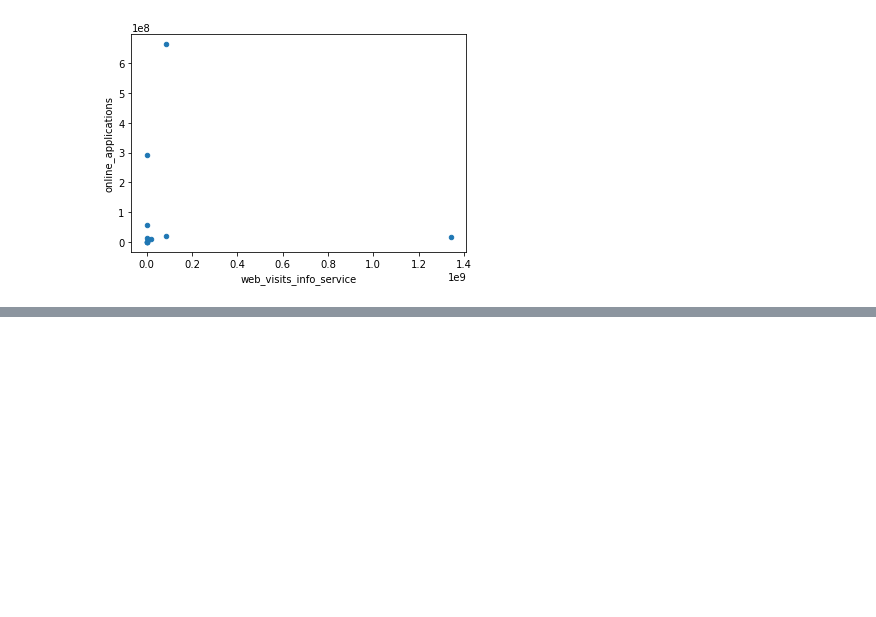
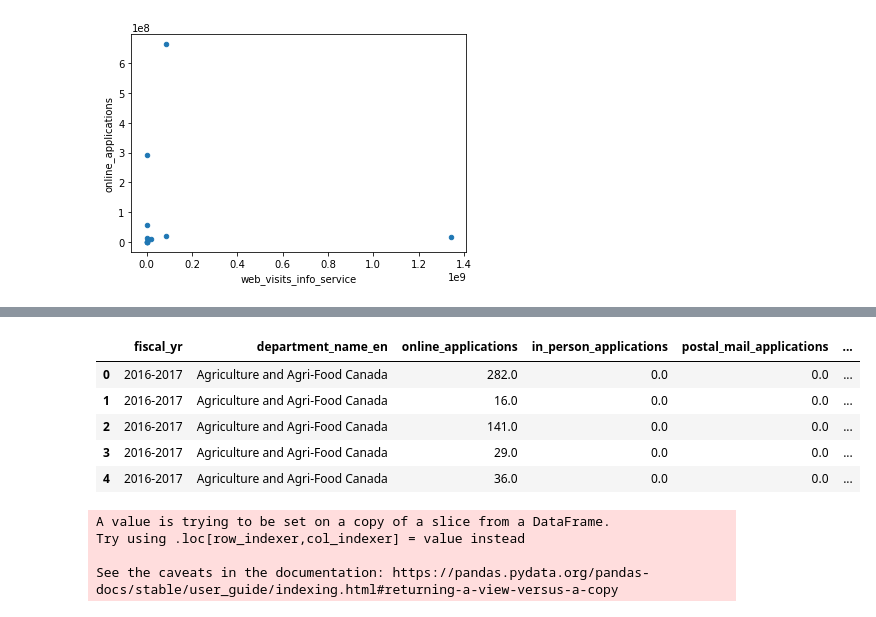
Before and after one commit to d-ta/GC-Service-Inventory-EDA, a Jupyter notebook: GC Service Inventory_DJ.ipynb, the cells around one changed output, grey strips where cells are left out. Saved outputs shown, nothing was run; the diff lists cells and outputs as text; code cells hidden in the pictures; blank space fills up the shorter version.

```diff
--- a/GC Service Inventory_DJ.ipynb
+++ b/GC Service Inventory_DJ.ipynb
@@ -109,0 +156,10 @@ df_inv_online_data.plot(kind='scatter',x='web_visits_info_service',y='online_app
+# %%
+df_inv_apps_data = df_inv_relevantDeps[['fiscal_yr','department_name_en', 'online_applications', 'in_person_applications', 'postal_mail_applications', 'other_applications']]
+df_inv_apps_data.head()
+# %% [output]
+|  | fiscal_yr | department_name_en | online_applications | in_person_applications | postal_mail_applications | ... |
+| 0 | 2016-2017 | Agriculture and Agri-Food Canada | 282.0 | 0.0 | 0.0 | ... |
+| 1 | 2016-2017 | Agriculture and Agri-Food Canada | 16.0 | 0.0 | 0.0 | ... |
+| 2 | 2016-2017 | Agriculture and Agri-Food Canada | 141.0 | 0.0 | 0.0 | ... |
+| 3 | 2016-2017 | Agriculture and Agri-Food Canada | 29.0 | 0.0 | 0.0 | ... |
+| 4 | 2016-2017 | Agriculture and Agri-Food Canada | 36.0 | 0.0 | 0.0 | ... |
@@ -109,0 +168,8 @@ df_inv_online_data.plot(kind='scatter',x='web_visits_info_service',y='online_app
+# %%
+column_list=['online_applications', 'in_person_applications', 'postal_mail_applications', 'other_applications']
+df_inv_apps_data["total_applications"]=df_inv_apps_data[column_list].agg(sum, axis=1)
+# %% [output]
+A value is trying to be set on a copy of a slice from a DataFrame.
+Try using .loc[row_indexer,col_indexer] = value instead
+
+See the caveats in the documentation: https://pandas.pydata.org/pandas-docs/stable/user_guide/indexing.html#returning-a-view-versus-a-copy
```
Also changed, not shown: parts of 12 cells of this notebook, 1 other file.
